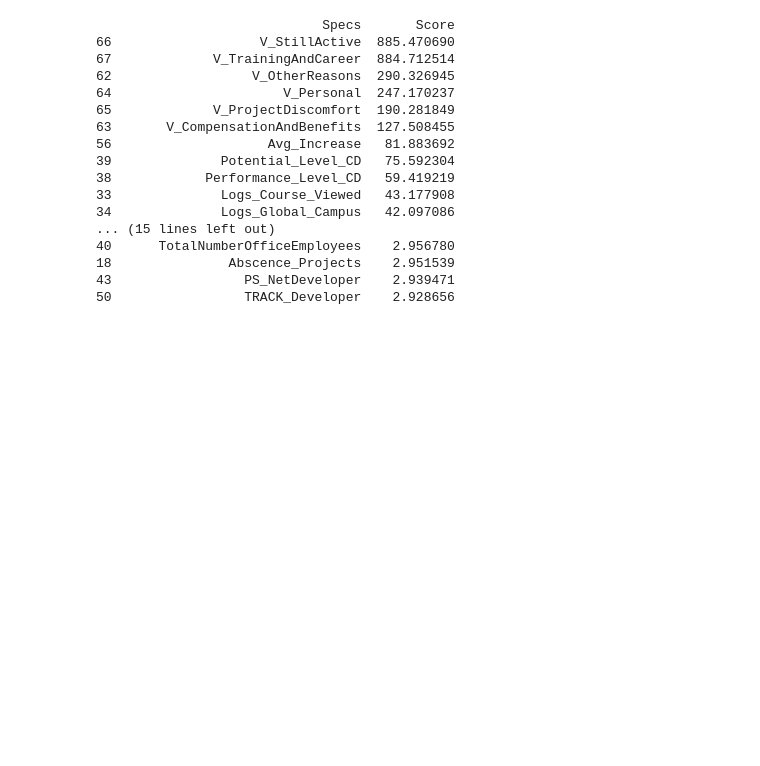
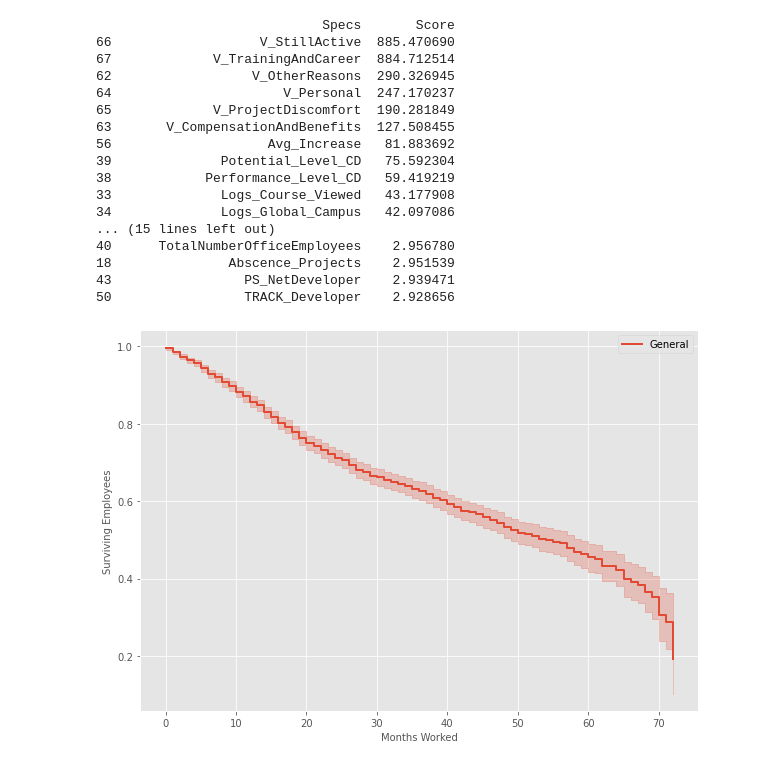
Before and after one commit to WarriorQro78AGC/DT-March21-CapstoneProject, a Jupyter notebook: Src/CapstoneVer2.ipynb, the cells around one changed output. Cells and saved outputs as stored; diff of their text form; code cells hidden in the pictures; blank space fills up the shorter version.

```diff
--- a/Src/CapstoneVer2.ipynb
+++ b/Src/CapstoneVer2.ipynb
@@ -1003,0 +1031,12 @@ print(featureScores.nlargest(30,'Score'))  #print 30 best features
+# %%
+kmf = KaplanMeierFitter()
+kmf.fit(durations = df['Months_Worked'], event_observed = df['Churn'], label='General')
+
+fig = plt.figure(figsize=(10, 7))
+ax = fig.add_subplot(111)
+kmf.plot(ax=ax, linewidth = 2)
+ax.set_xlabel('Months Worked', size = 10)
+ax.set_ylabel('Surviving Employees', size = 10)
+plt.show()
+# %% [output]
+[figure, added]
```
Also changed, not shown: parts of 22 cells of this notebook.
